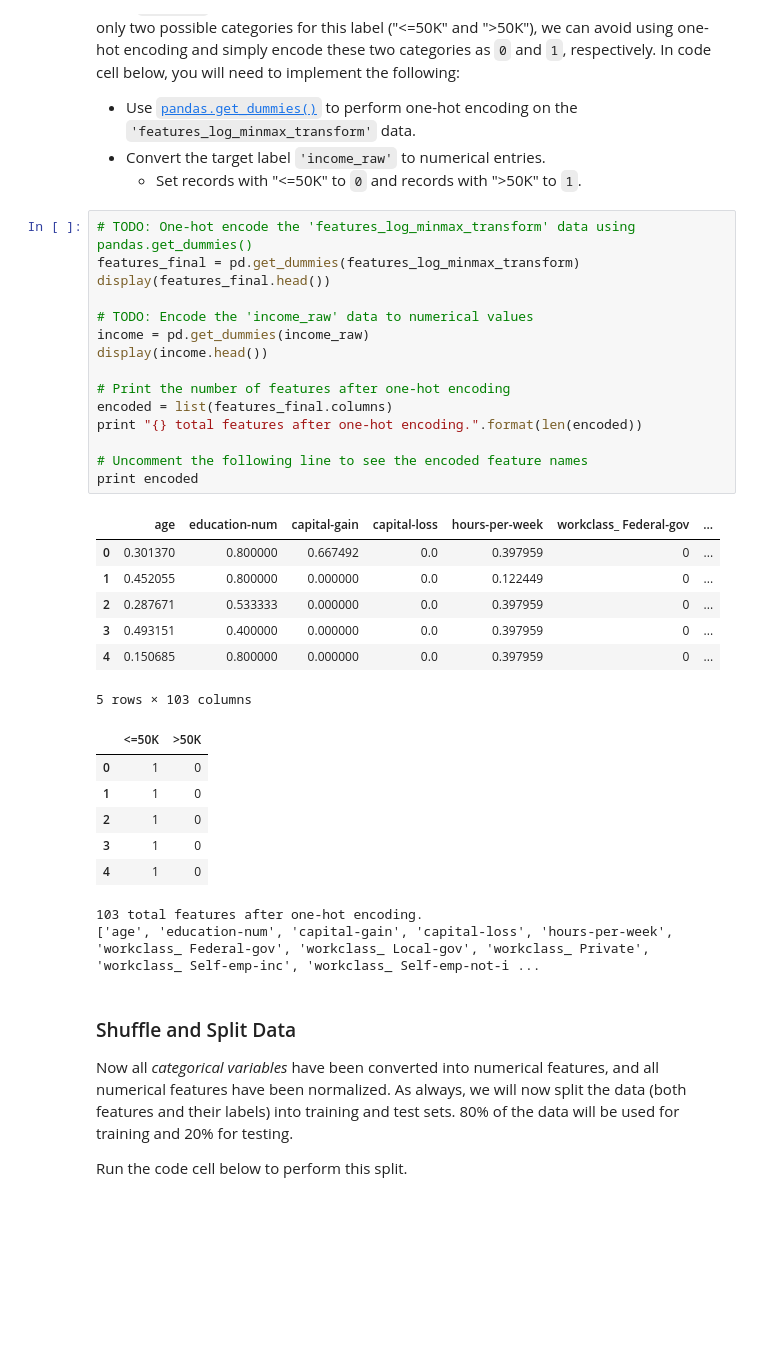
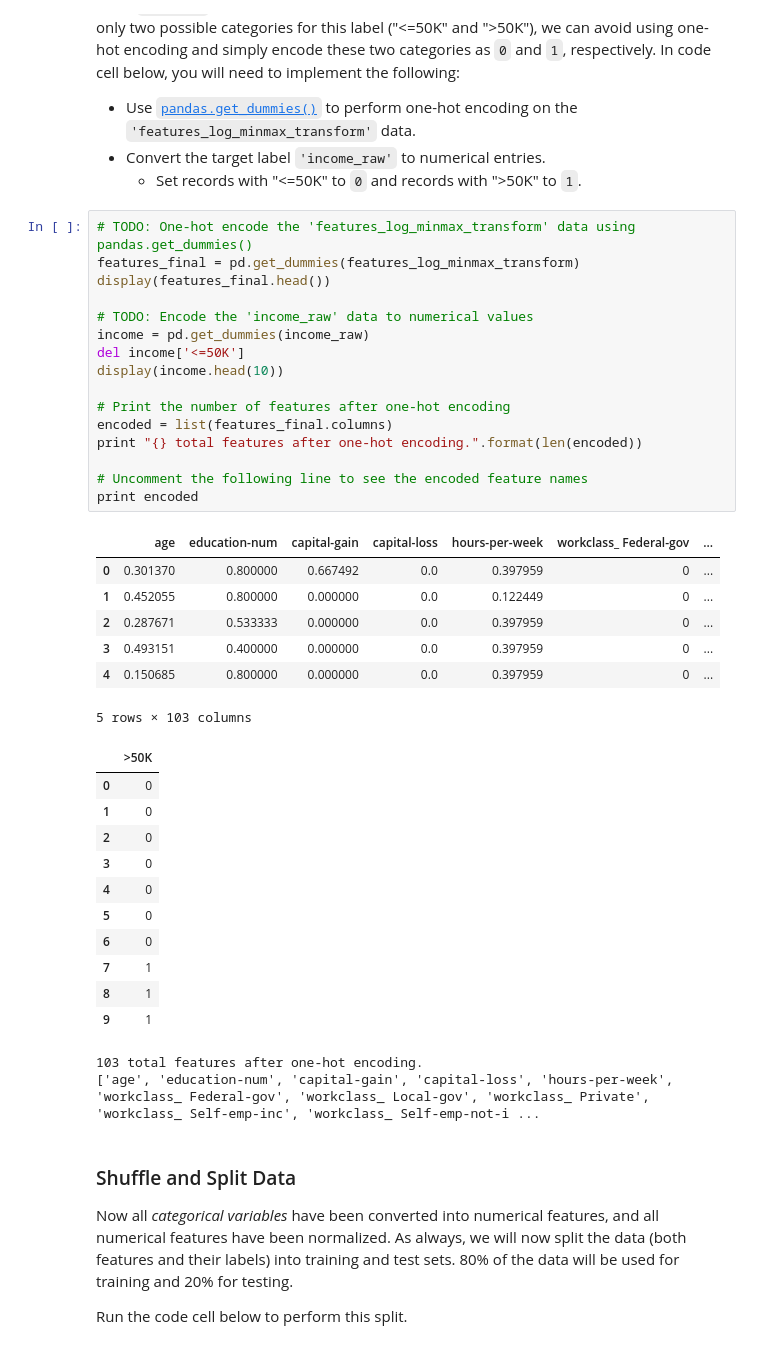
Before and after one commit to ktwud/finding_donors, a Jupyter notebook: finding_donors.ipynb, the cells around one changed output. Cells and saved outputs as stored; diff of their text form; blank space fills up the shorter version.

```diff
--- a/finding_donors.ipynb
+++ b/finding_donors.ipynb
@@ -166,32 +177,38 @@ Additionally, as with the non-numeric features, we need to convert the non-numer
 # %%
 # TODO: One-hot encode the 'features_log_minmax_transform' data using pandas.get_dummies()
 features_final = pd.get_dummies(features_log_minmax_transform)
 display(features_final.head())
 
 # TODO: Encode the 'income_raw' data to numerical values
 income = pd.get_dummies(income_raw)
-display(income.head())
+del income['<=50K']
+display(income.head(10))
 
 # Print the number of features after one-hot encoding
 encoded = list(features_final.columns)
 print "{} total features after one-hot encoding.".format(len(encoded))
 
 # Uncomment the following line to see the encoded feature names
 print encoded
 # %% [output]
 |  | age | education-num | capital-gain | capital-loss | hours-per-week | workclass_ Federal-gov | ... |
 | 0 | 0.301370 | 0.800000 | 0.667492 | 0.0 | 0.397959 | 0 | ... |
 | 1 | 0.452055 | 0.800000 | 0.000000 | 0.0 | 0.122449 | 0 | ... |
 | 2 | 0.287671 | 0.533333 | 0.000000 | 0.0 | 0.397959 | 0 | ... |
 | 3 | 0.493151 | 0.400000 | 0.000000 | 0.0 | 0.397959 | 0 | ... |
 | 4 | 0.150685 | 0.800000 | 0.000000 | 0.0 | 0.397959 | 0 | ... |
 5 rows × 103 columns
-|  | <=50K | >50K |
-| 0 | 1 | 0 |
-| 1 | 1 | 0 |
-| 2 | 1 | 0 |
-| 3 | 1 | 0 |
-| 4 | 1 | 0 |
+|  | >50K |
+| 0 | 0 |
+| 1 | 0 |
+| 2 | 0 |
+| 3 | 0 |
+| 4 | 0 |
+| 5 | 0 |
+| 6 | 0 |
+| 7 | 1 |
+| 8 | 1 |
+| 9 | 1 |
 103 total features after one-hot encoding.
 ['age', 'education-num', 'capital-gain', 'capital-loss', 'hours-per-week', 'workclass_ Federal-gov', 'workclass_ Local-gov', 'workclass_ Private', 'workclass_ Self-emp-inc', 'workclass_ Self-emp-not-i ...
 # %% [markdown]
```
Also changed, not shown: parts of 20 cells of this notebook.
